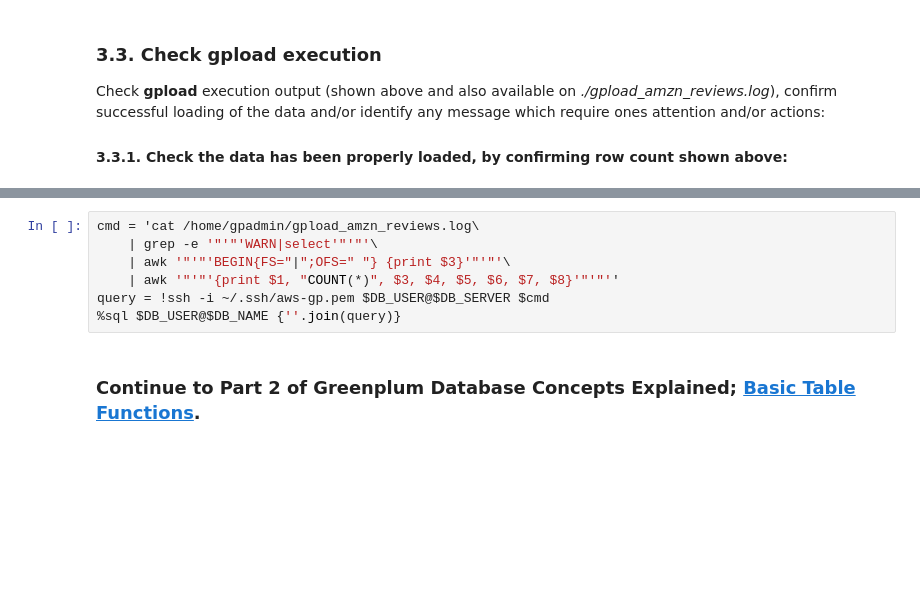
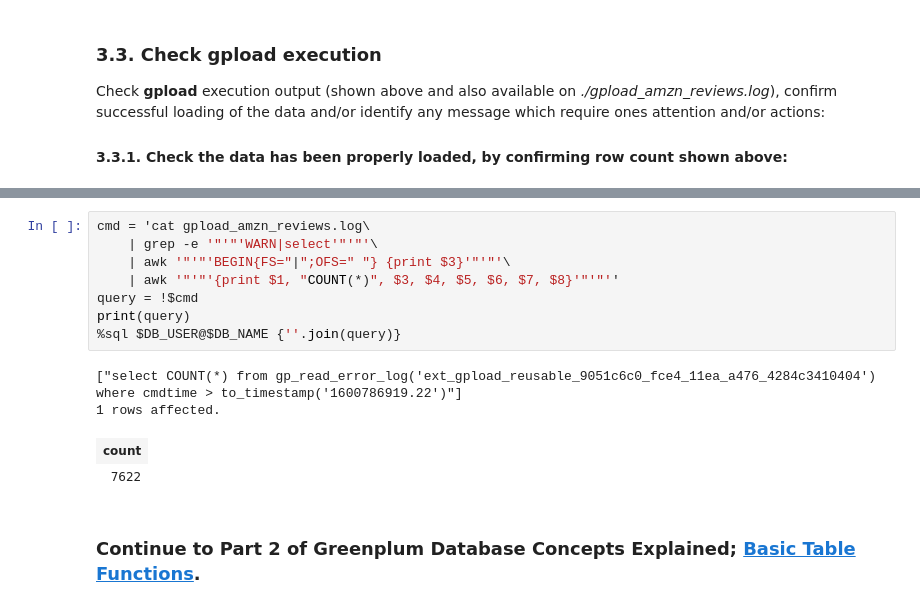
Before and after one commit to GuillaumeMorini/gp-demo-aws, a Jupyter notebook: AWS-GP-demo-1.ipynb, the cells around one changed output, grey strips where cells are left out. Saved outputs shown, nothing was run; the diff lists cells and outputs as text; blank space fills up the shorter version.

```diff
--- a/AWS-GP-demo-1.ipynb
+++ b/AWS-GP-demo-1.ipynb
@@ -173,9 +161,15 @@ query = !cat script/3-3-count-amzn-reviews.sql
 # %%
-cmd = 'cat /home/gpadmin/gpload_amzn_reviews.log\
+cmd = 'cat gpload_amzn_reviews.log\
     | grep -e '"'"'WARN|select'"'"'\
     | awk '"'"'BEGIN{FS="|";OFS=" "} {print $3}'"'"'\
     | awk '"'"'{print $1, "COUNT(*)", $3, $4, $5, $6, $7, $8}'"'"''
-query = !ssh -i ~/.ssh/aws-gp.pem $DB_USER@$DB_SERVER $cmd
+query = !$cmd
+print(query)
 %sql $DB_USER@$DB_NAME {''.join(query)}
+# %% [output]
+["select COUNT(*) from gp_read_error_log('ext_gpload_reusable_9051c6c0_fce4_11ea_a476_4284c3410404') where cmdtime > to_timestamp('1600786919.22')"]
+1 rows affected.
+| count |
+| 7622 |
 # %% [markdown]
 ### Continue to Part 2 of Greenplum Database Concepts Explained; [Basic Table Functions](AWS-GP-demo-2.ipynb).
```
Also changed, not shown: parts of 5 cells of this notebook.
